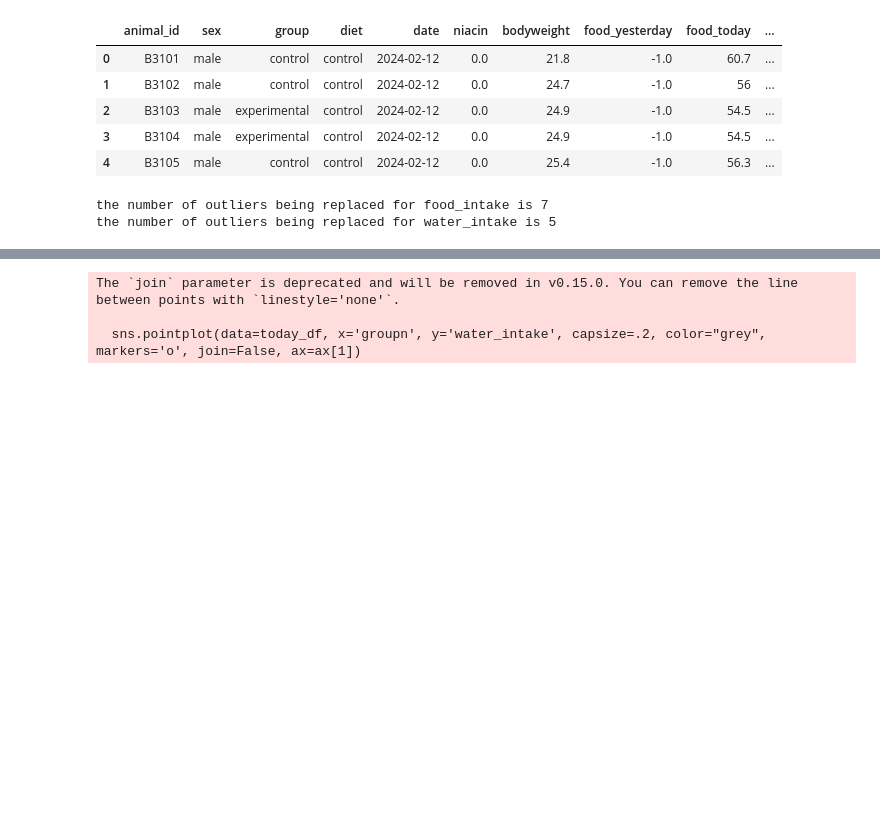
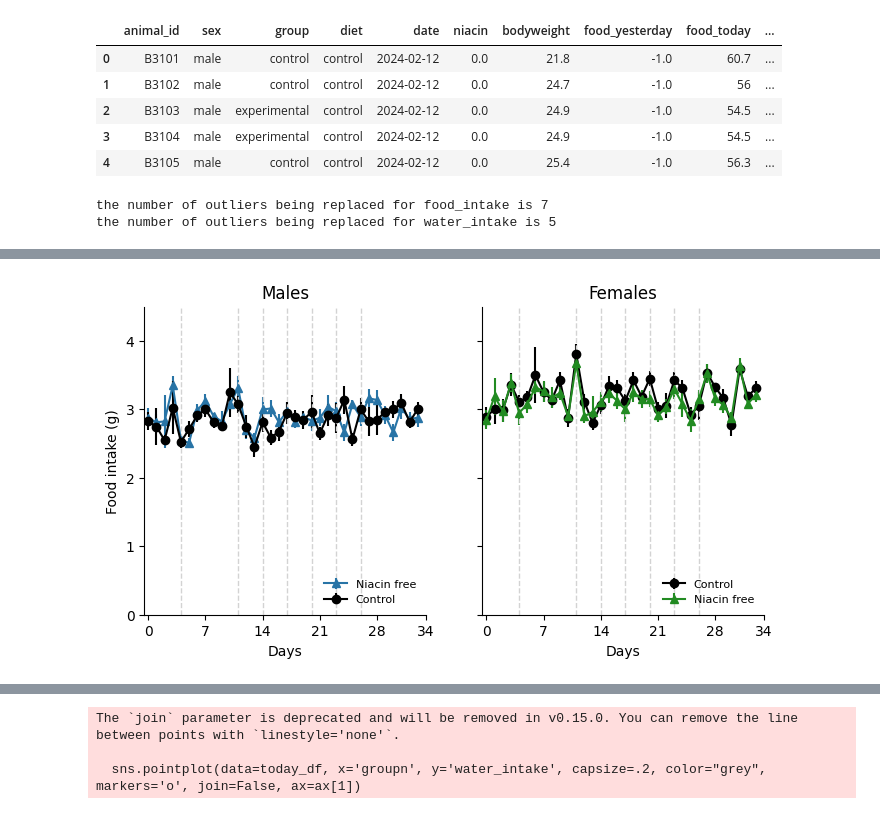
Before and after one commit to marijevisser/niacin, a Jupyter notebook: scripts/niacin_daily_analysis.ipynb, the cells around one changed output, grey strips where cells are left out. Cells and saved outputs as stored; diff of their text form; code cells hidden in the pictures; blank space fills up the shorter version.

```diff
--- a/scripts/niacin_daily_analysis.ipynb
+++ b/scripts/niacin_daily_analysis.ipynb
@@ -509,3 +581,78 @@ The `join` parameter is deprecated and will be removed in v0.15.0. You can remov
+# %%
+#now splitting it for male and female data, this is the version of the figure that will be in paper
+
+# Find mean and SEM of all data
+mean_fw = df_food_water.groupby(["sex", "group", "date"]).mean(numeric_only=True).reset_index()
+sem_fw = df_food_water.groupby(["sex", "group", "date"]).sem(numeric_only=True).reset_index()
+
+# Generate figure with two subplots
+f, ax = plt.subplots(ncols=2, figsize=(8, 4), sharey=True,
+                     gridspec_kw={"width_ratios": [1, 1]},)
+
+# Set x values based on number of days
+x = np.arange(34)
+y = mean.query("sex == 'female' and group == 'control'").food_intake[:34]
+
+# Plot data for each group in first subplot
+ax[0].errorbar(x,
+               mean_fw.query("sex == 'male' and group == 'experimental'").food_intake[:34],
+               yerr=sem_fw.query("sex == 'male' and group == 'experimental'").food_intake[:34],
+               marker="^", markerfacecolor="#2874A6", color="#2874A6",
+               label="Niacin free")
+
+ax[0].errorbar(x,
+               mean_fw.query("sex == 'male' and group == 'control'").food_intake[:34],
+               yerr=sem_fw.query("sex == 'male' and group == 'control'").food_intake[:34],
+               marker="o", markerfacecolor="black", color="black",
+               label="Control")
+
+ax[1].errorbar(x,
+               mean_fw.query("sex == 'female' and group == 'control'").food_intake[:34],
+               yerr=sem_fw.query("sex == 'female' and group == 'control'").food_intake[:34],
+               marker="o", markerfacecolor="black", color="black",
+               label="Control"
+                )
+
+ax[1].errorbar(x,
+               mean_fw.query("sex == 'female' and group == 'experimental'").food_intake[:34],
+               yerr=sem_fw.query("sex == 'female' and group == 'experimental'").food_intake[:34],
+               marker="^", markerfacecolor="forestgreen", color="forestgreen",
+               label="Niacin free")
+
+# Show when niacin levels are halved
+vertical_lines_x = [4, 11, 14, 17, 20, 23, 26]
+for x_value in vertical_lines_x:
+    ax[0].axvline(x=x_value, color='lightgrey', linestyle='--', linewidth=1)
+    ax[1].axvline(x=x_value, color='lightgrey', linestyle='--', linewidth=1)
+
+# Set x axis limits and ticks
+ax[0].set_xlim([-0.5,34])
+ax[0].set_xticks([0,7,14,21,28,34])
+ax[0].set_ylim([0,4.5])
+ax[0].set_yticks([0,1,2,3,4])
+ax[1].set_xlim([-0.5,34])
+ax[1].set_xticks([0,7,14,21,28,34])
+ax[1].set_ylim([0,4.5])
+ax[1].set_yticks([0,1,2,3,4])
+
+# Add labels and titels
+ax[0].set_title("Males")
+ax[1].set_title("Females")
+ax[0].set_ylabel("Food intake (g)")
+ax[0].set_xlabel("Days")
+ax[1].set_xlabel("Days")
+
+ax[0].spines['top'].set_visible(False)
+ax[0].spines['right'].set_visible(False)
+ax[1].spines['top'].set_visible(False)
+ax[1].spines['right'].set_visible(False)
+
+ax[0].legend(frameon=False, fontsize=8,loc="lower right")
+ax[1].legend(frameon=False, fontsize=8,loc="lower right")
+
+f.savefig("..//results//food_intake_niacin1_until_day_34_new.png")
+# %% [output]
+[figure, added]
 # %%
 # Find mean and SEM of all data
 mean_fw = df_food_water.groupby(["sex", "group", "date"]).mean(numeric_only=True).reset_index()
```
Also changed, not shown: parts of 14 cells of this notebook, 19 other files.
